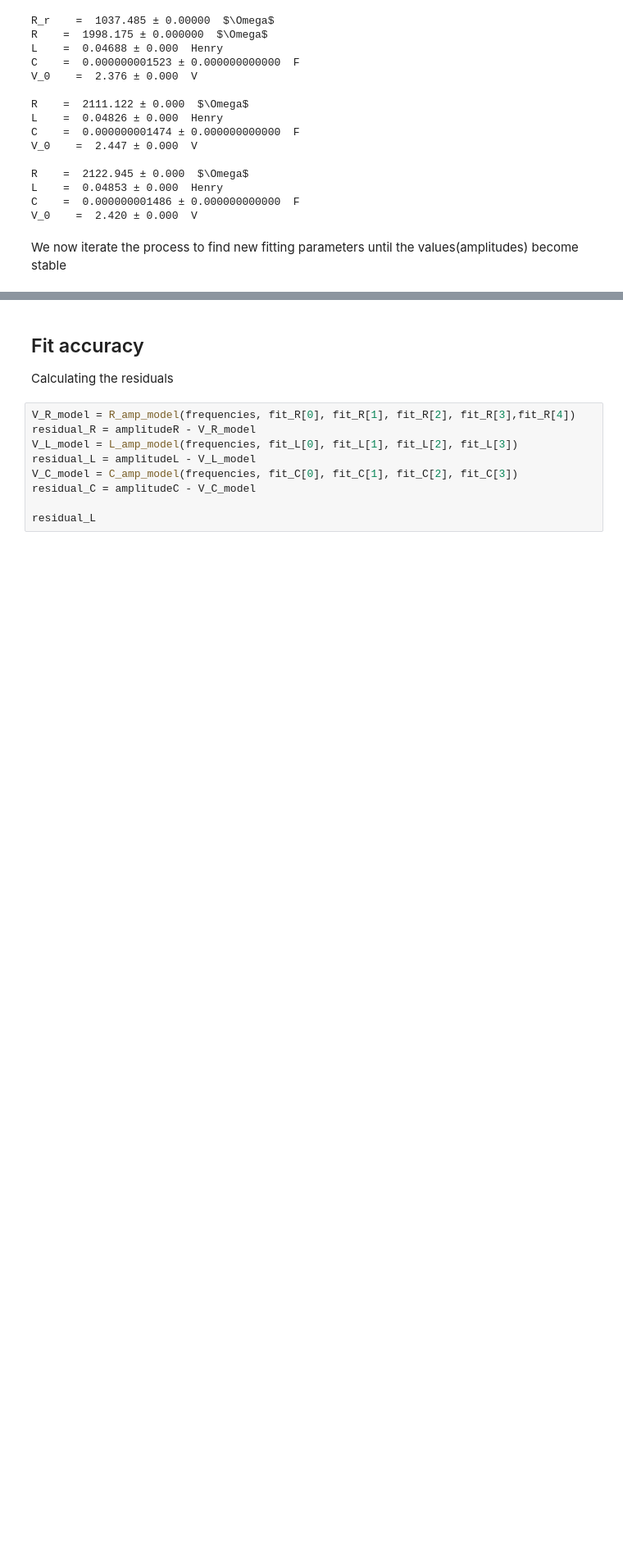
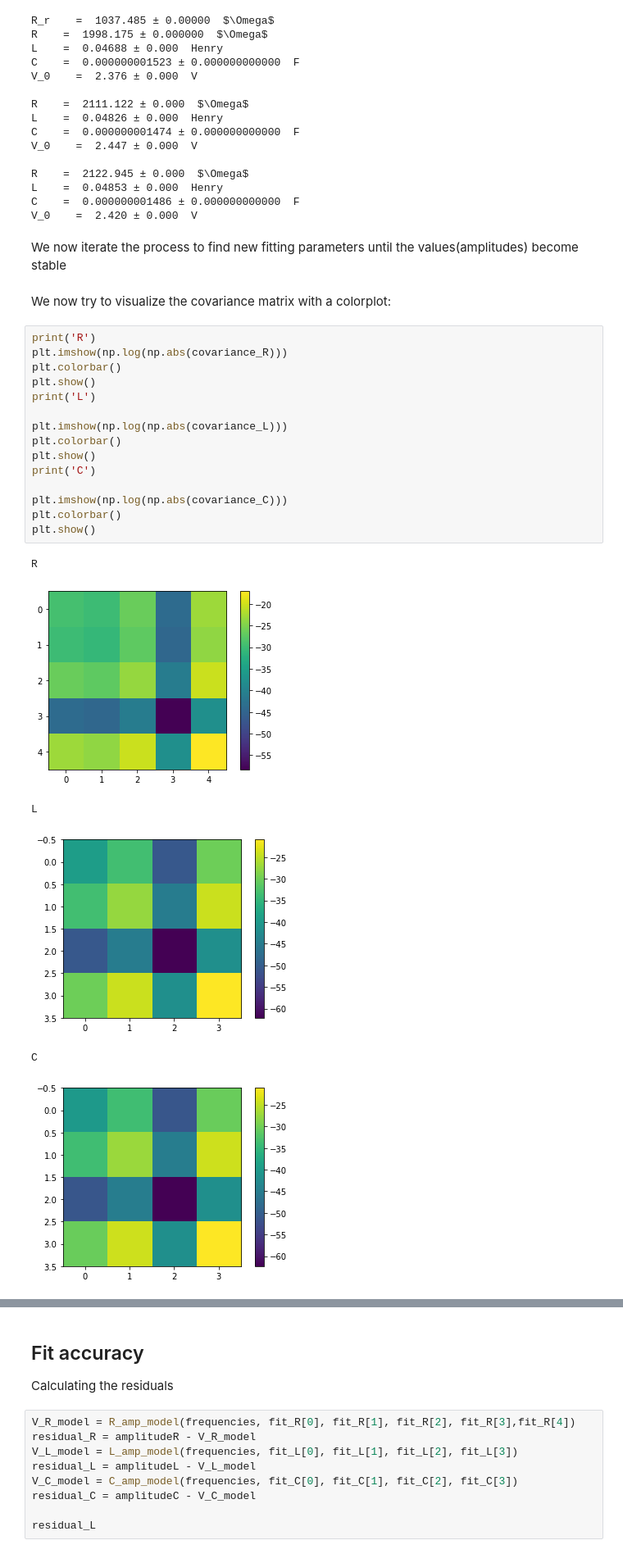
Before and after one commit to Feyn-23/Lab-II, a Jupyter notebook: amplitutes.ipynb, the cells around one changed output, grey strips where cells are left out. Shown at 82% size. Cells and saved outputs as stored; diff of their text form; blank space fills up the shorter version.

```diff
--- a/amplitutes.ipynb
+++ b/amplitutes.ipynb
@@ -133,6 +151,30 @@ C    =  0.000000001486 ± 0.000000000000  F
 V_0    =  2.420 ± 0.000  V
 # %% [markdown]
 We now iterate the process to find new fitting parameters until the values(amplitudes) become stable
+# %% [markdown]
+We now try to visualize the covariance matrix with a colorplot:
+# %%
+print('R')
+plt.imshow(np.log(np.abs(covariance_R)))
+plt.colorbar()
+plt.show()
+print('L')
+
+plt.imshow(np.log(np.abs(covariance_L)))
+plt.colorbar()
+plt.show()
+print('C')
+
+plt.imshow(np.log(np.abs(covariance_C)))
+plt.colorbar()
+plt.show()
+# %% [output]
+R
+[figure, added]
+L
+[figure, added]
+C
+[figure, added]
 # %%
 %matplotlib inline
 
```
Also changed, not shown: parts of 2 cells of this notebook, 1 other file.
